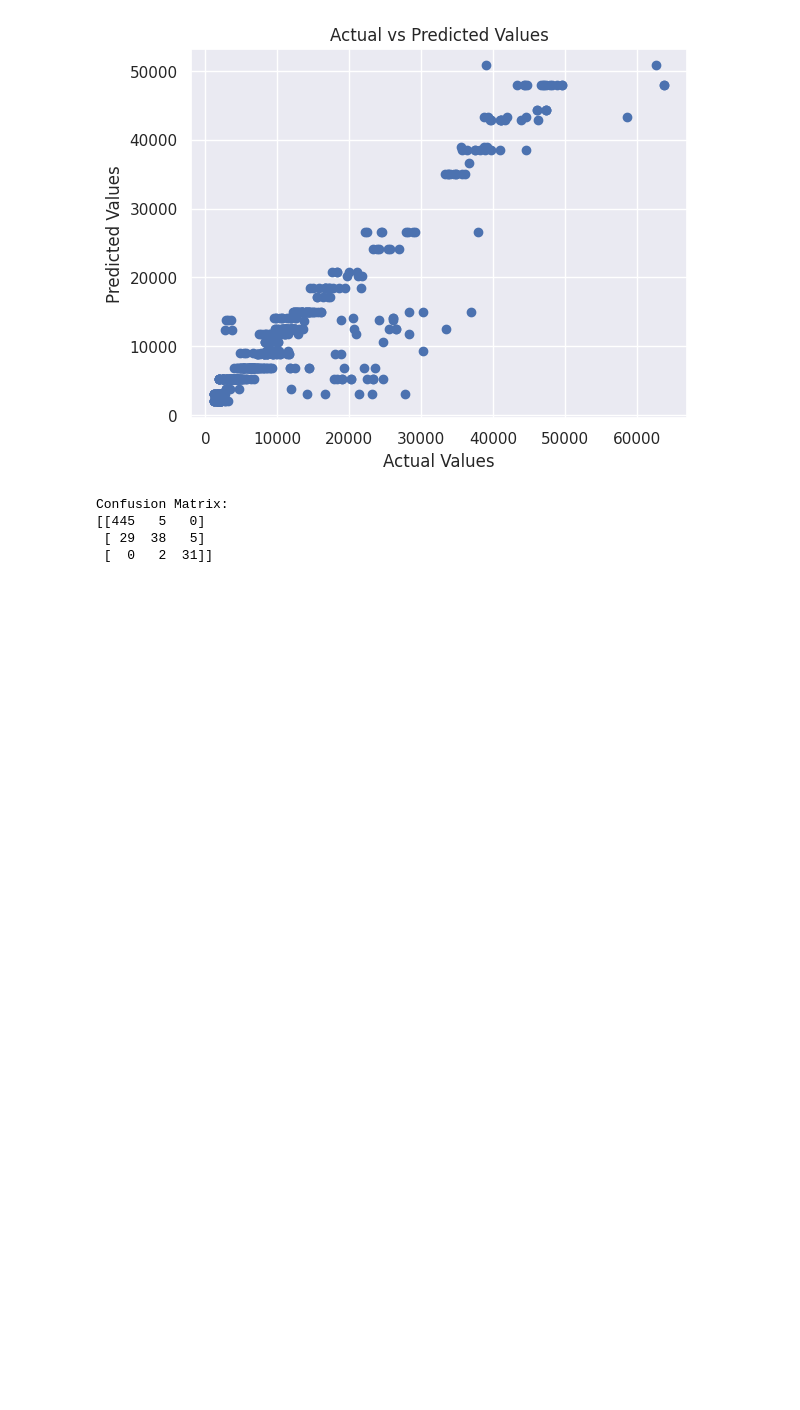
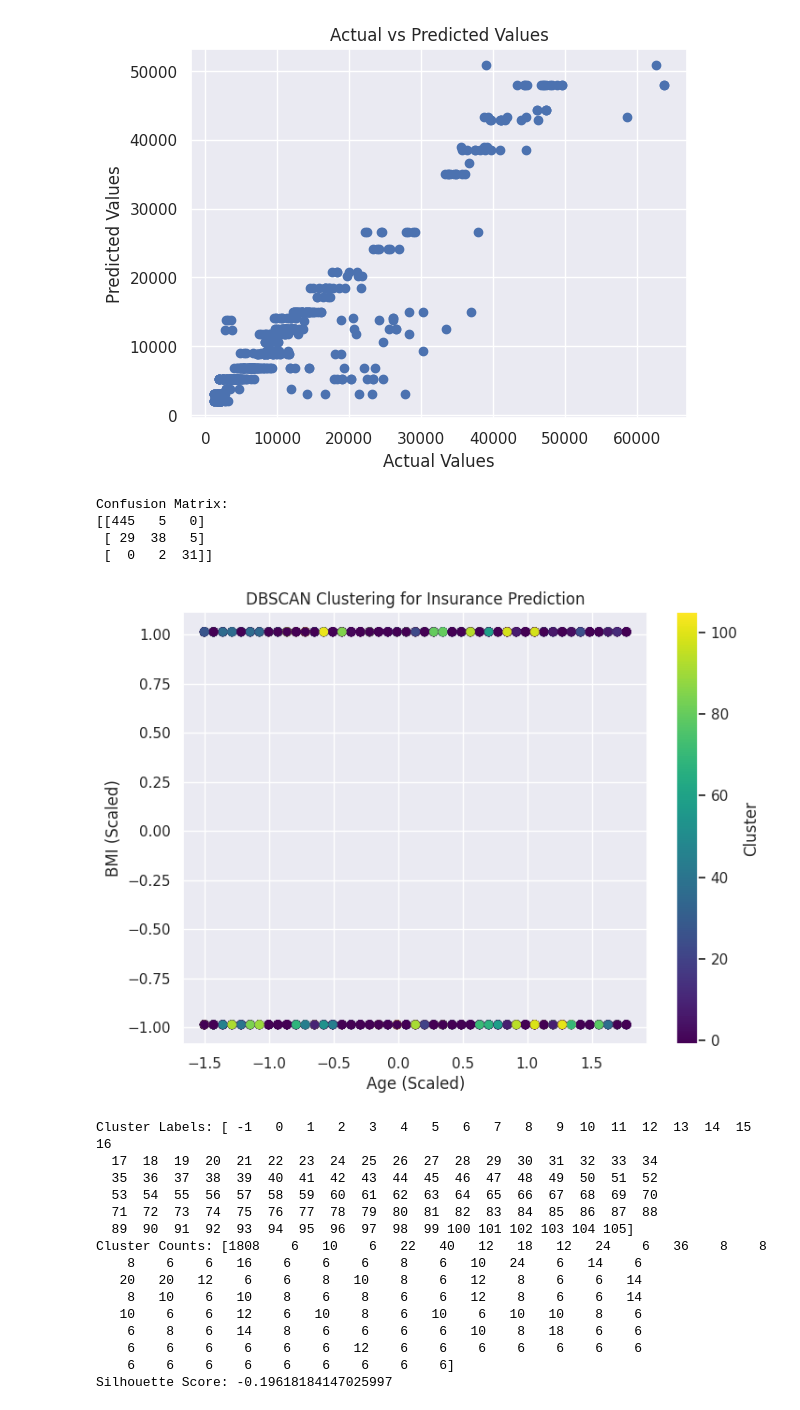
Before and after one commit to Ruthuja-Gaikwad/AIML_2024, a Jupyter notebook: project.ipynb, the cells around one changed output. Drawn from its saved outputs; the diff is of its cells as text; code cells hidden in the pictures; blank space fills up the shorter version.

```diff
--- a/project.ipynb
+++ b/project.ipynb
@@ -401,3 +419,62 @@ Confusion Matrix:
 [[445   5   0]
  [ 29  38   5]
  [  0   2  31]]
+# %%
+import numpy as np
+import pandas as pd
+from sklearn.cluster import DBSCAN
+from sklearn.preprocessing import StandardScaler
+import matplotlib.pyplot as plt
+from sklearn.metrics import silhouette_score
+
+# Perform data preprocessing: handle missing values, encode categorical variables, etc.
+# For simplicity, let's assume the data is already preprocessed and numeric
+
+
+# Replace the following line with the correct column names from the data DataFrame
+features = ['age', 'sex', 'bmi', 'children', 'smoker', 'region']
+# Standardize the selected features
+scaler = StandardScaler()
+scaled_features = scaler.fit_transform(df[features])
+
+# Initialize DBSCAN with appropriate hyperparameters
+eps = 0.3  # Adjust based on your data characteristics
+min_samples = 5  # Adjust based on the size of your dataset
+dbscan = DBSCAN(eps=eps, min_samples=min_samples)
+
+# Fit DBSCAN to the scaled features
+clusters = dbscan.fit_predict(scaled_features)
+
+# Visualize the clusters (2D plot for simplicity, assuming only two features)
+plt.figure(figsize=(8, 6))
+plt.scatter(scaled_features[:, 0], scaled_features[:, 1], c=clusters, cmap='viridis')
+plt.xlabel('Age (Scaled)')
+plt.ylabel('BMI (Scaled)')
+plt.title('DBSCAN Clustering for Insurance Prediction')
+plt.colorbar(label='Cluster')
+plt.show()
+
+# Analyze the clusters and outliers
+cluster_labels, cluster_counts = np.unique(clusters, return_counts=True)
+print("Cluster Labels:", cluster_labels)
+print("Cluster Counts:", cluster_counts)
+
+silhouette = silhouette_score(scaled_features, clusters)
+print("Silhouette Score:", silhouette)
+# %% [output]
+[figure, added]
+Cluster Labels: [ -1   0   1   2   3   4   5   6   7   8   9  10  11  12  13  14  15  16
+  17  18  19  20  21  22  23  24  25  26  27  28  29  30  31  32  33  34
+  35  36  37  38  39  40  41  42  43  44  45  46  47  48  49  50  51  52
+  53  54  55  56  57  58  59  60  61  62  63  64  65  66  67  68  69  70
+  71  72  73  74  75  76  77  78  79  80  81  82  83  84  85  86  87  88
+  89  90  91  92  93  94  95  96  97  98  99 100 101 102 103 104 105]
+Cluster Counts: [1808    6   10    6   22   40   12   18   12   24    6   36    8    8
+    8    6    6   16    6    6    6    8    6   10   24    6   14    6
+   20   20   12    6    6    8   10    8    6   12    8    6    6   14
+    8   10    6   10    8    6    8    6    6   12    8    6    6   14
+   10    6    6   12    6   10    8    6   10    6   10   10    8    6
+    6    8    6   14    8    6    6    6    6   10    8   18    6    6
+    6    6    6    6    6    6   12    6    6    6    6    6    6    6
+    6    6    6    6    6    6    6    6    6]
+Silhouette Score: -0.19618184147025997
```
Also changed, not shown: parts of 3 cells of this notebook.
